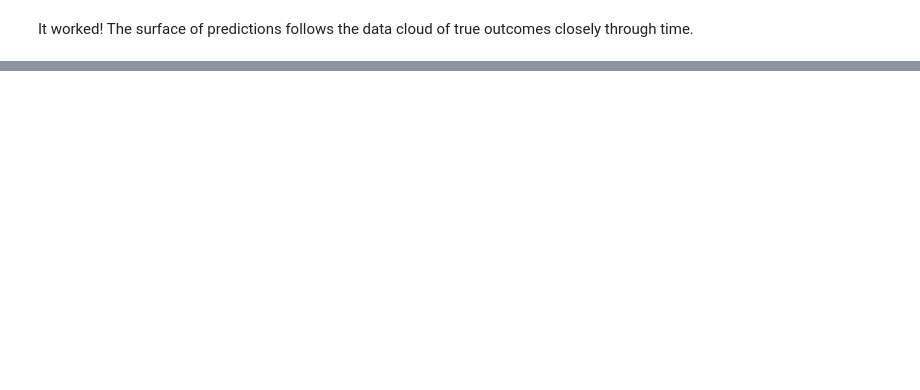
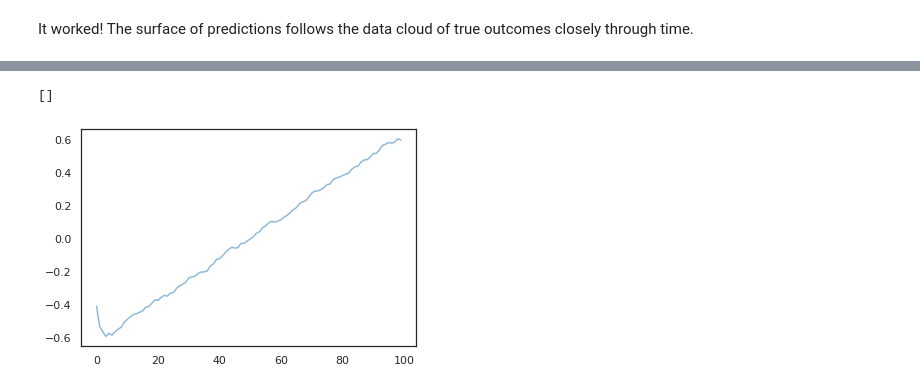
Before and after one commit to jpwoeltjen/researchBlog, a Jupyter notebook: _notebooks/2020-08-28-random_walk_deep_net_reg.ipynb, the cells around one changed output, grey strips where cells are left out. Drawn from its saved outputs; the diff is of its cells as text; code cells hidden in the pictures; blank space fills up the shorter version.

```diff
--- a/_notebooks/2020-08-28-random_walk_deep_net_reg.ipynb
+++ b/_notebooks/2020-08-28-random_walk_deep_net_reg.ipynb
@@ -336,0 +517,10 @@ It worked! The surface of predictions follows the data cloud of true outcomes cl
+# %%
+for model in models:
+  rw_bias = model.fc4.bias.detach().numpy()[:].cumsum(0)
+  plt.plot(rw_bias, alpha=.5,)
+  break
+
+plt.plot()
+# %% [output]
+[]
+[figure, added]
```
Also changed, not shown: parts of 21 cells of this notebook, 4 other files.
